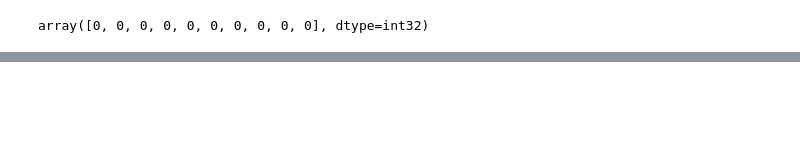
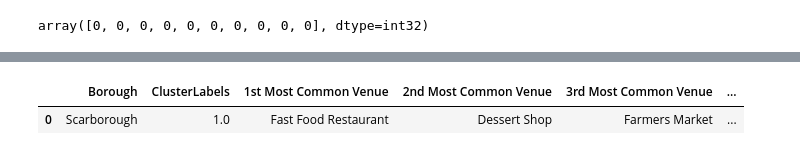
Before and after one commit to dchopra27/battle_of_neighbourhood, a Jupyter notebook: Toronto Neighbourhood Segmentation and Clustering.ipynb, the cells around one changed output, grey strips where cells are left out. Drawn from its saved outputs; the diff is of its cells as text; code cells hidden in the pictures; blank space fills up the shorter version.

```diff
--- a/Toronto Neighbourhood Segmentation and Clustering.ipynb
+++ b/Toronto Neighbourhood Segmentation and Clustering.ipynb
@@ -472,0 +493,5 @@ map_clusters
+# %%
+toronto_merged.loc[toronto_merged['ClusterLabels'] == 1, toronto_merged.columns[[1] + list(range(5, toronto_merged.shape[1]))]]
+# %% [output]
+|  | Borough | ClusterLabels | 1st Most Common Venue | 2nd Most Common Venue | 3rd Most Common Venue | ... |
+| 0 | Scarborough | 1.0 | Fast Food Restaurant | Dessert Shop | Farmers Market | ... |
```
Also changed, not shown: parts of 2 cells of this notebook.
